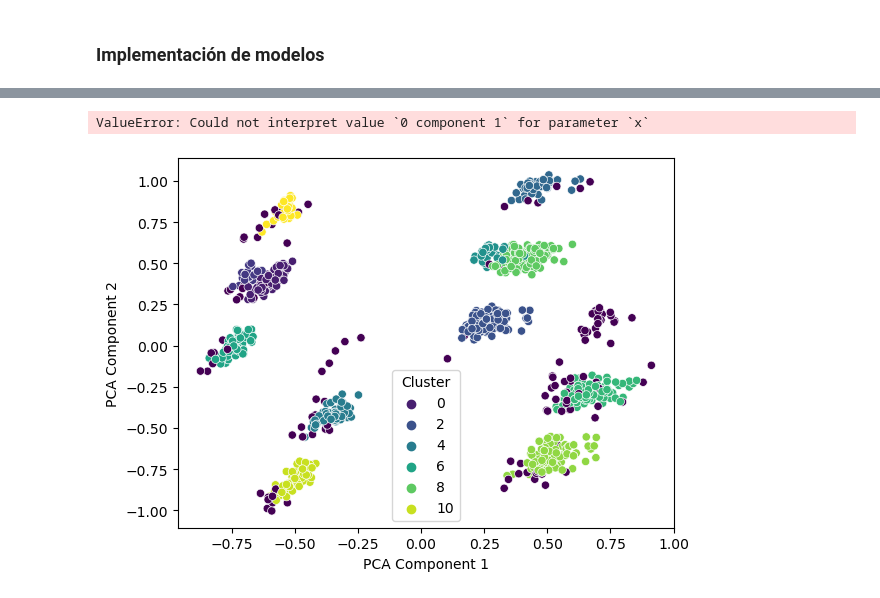
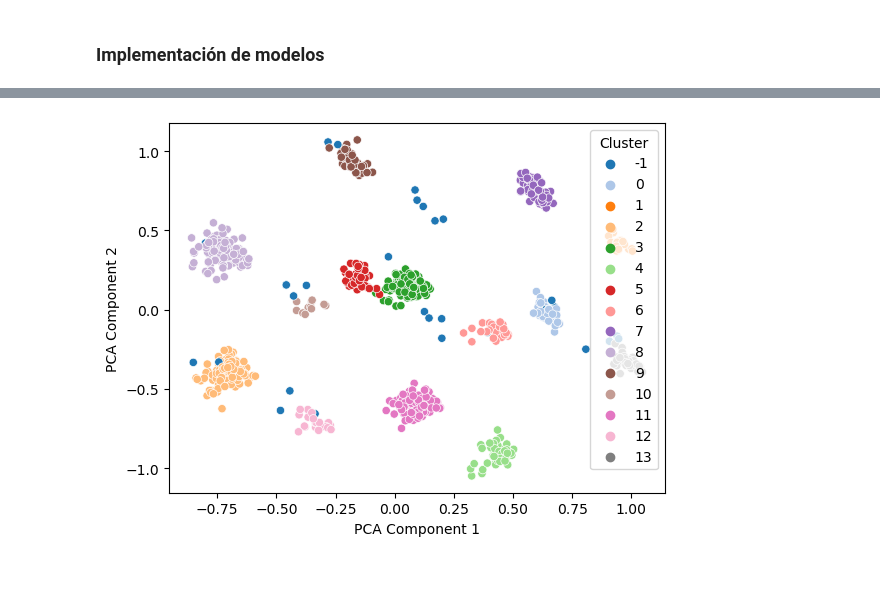
Before and after one commit to despinosaa/Lab1_G1, a Jupyter notebook: Lab2_dbscan.ipynb, the cells around one changed output, grey strips where cells are left out. Drawn from its saved outputs; the diff is of its cells as text; code cells hidden in the pictures.

Commit message:
DBscan (DB stands for dumb)

```diff
--- a/Lab2_dbscan.ipynb
+++ b/Lab2_dbscan.ipynb
@@ -280,3 +280,7 @@ En las graficas se puede observar que existen valores atípicos que pueden afect
 # %%
 #Se copia el df para no alterar los datos originales.
 data = df.copy()
+# %%
+# Eliminar las filas donde Duracion_Estancia_Min > 10100
+data = data[data["Duracion_Estancia_Min"] <= 2100]
+data["Duracion_Estancia_Min"].describe()
@@ -400,7 +422,7 @@ scaler = MinMaxScaler()
 
 dataScaled = scaler.fit_transform(data)
 
-df_describe = pd.DataFrame(dataScaled)
-df_describe.describe()
+dataScaled = pd.DataFrame(dataScaled)
+dataScaled.describe()
 # %% [output]
 |  | 0 | 1 | 2 | 3 | 4 | 5 | 6 | 7 | 8 | 9 | 10 | ... |
@@ -459,0 +479,5 @@ pca_df.head()
+# %%
+pca = PCA(n_components = 10)
+pca_df = pca.fit_transform(dataScaled)
+pca_df = pd.DataFrame(pca_df)
+pca_df
@@ -506,12 +535,10 @@ principalDf = pd.DataFrame(data = principalComponents
 # %%
 from sklearn.cluster import DBSCAN
 
-# model
-dbscan = DBSCAN(eps=0.5, min_samples=20)
+dbscan = DBSCAN(eps=0.6, min_samples=8)
 labels = dbscan.fit_predict(pca_df)
 
 
-# the number of clusters found by DBSCAN
 n_clusters = len(set(labels)) - (1 if -1 in labels else 0)
 print(f"Number of clusters found by DBSCAN: {n_clusters}")
 
@@ -545,37 +573,20 @@ DBSCAN_dataset
-# %%
-import seaborn as sns
-
-
-
-
-sns.scatterplot(DBSCAN_dataset, x='principal component 1', y='principal component 2', hue='Cluster', palette='viridis')
-
-
-
-plt.show()
-# %% [output]
-ValueError: Could not interpret value `0 component 1` for parameter `x`
 # %%
 import seaborn as sns
 import matplotlib.pyplot as plt
 from sklearn.decomposition import PCA
 
-# Separate features and target
 features = DBSCAN_dataset.drop(columns='Cluster')
 clusters = DBSCAN_dataset['Cluster']
 
-# Apply PCA to reduce to 2 dimensions
 pca = PCA(n_components=2)
 pca_result = pca.fit_transform(features)
 
-# Create a new DataFrame with the PCA components and the Cluster column
-pca_df = pd.DataFrame(pca_result, columns=['PCA Component 1', 'PCA Component 2'])
-pca_df['Cluster'] = clusters
+pca_df2 = pd.DataFrame(pca_result, columns=['PCA Component 1', 'PCA Component 2'])
+pca_df2['Cluster'] = clusters
+data['Cluster']= clusters
 
-# Plot the PCA-reduced data
-sns.scatterplot(data=pca_df, x='PCA Component 1', y='PCA Component 2', hue='Cluster', palette='viridis')
+sns.scatterplot(data=pca_df2, x='PCA Component 1', y='PCA Component 2', hue='Cluster', palette='tab20')
 
-# Show the plot
 plt.show()
 # %% [output]
-[figure, old version]
+[figure, new version]
```
Also changed, not shown: parts of 25 cells of this notebook.
